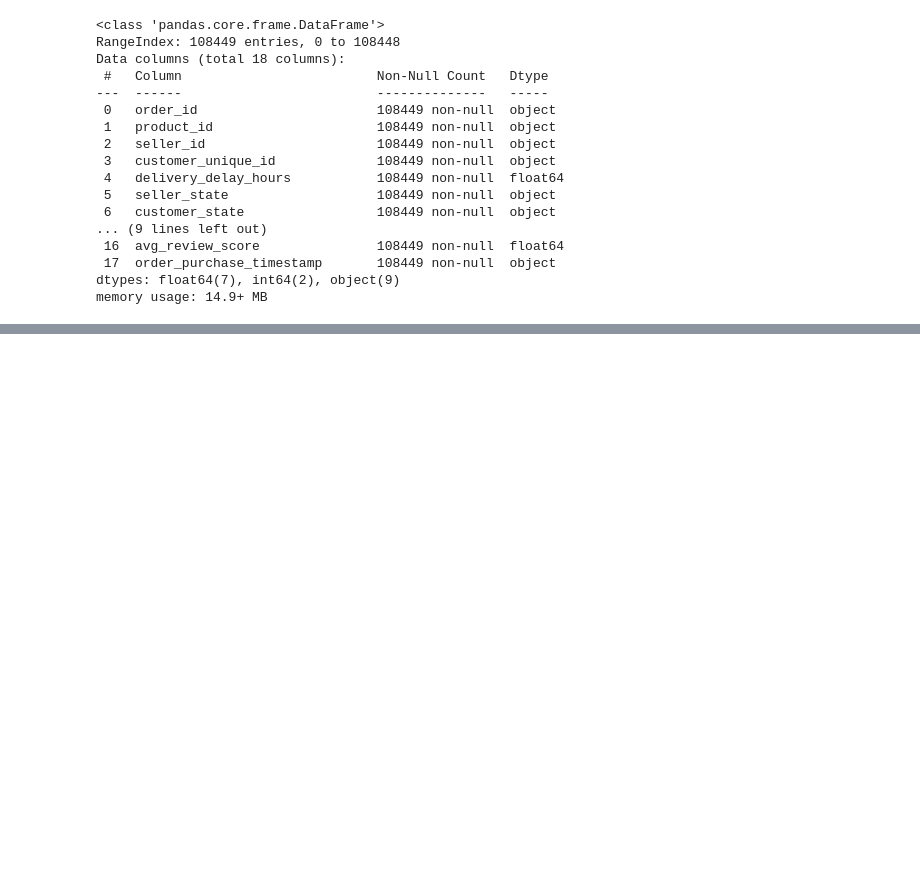
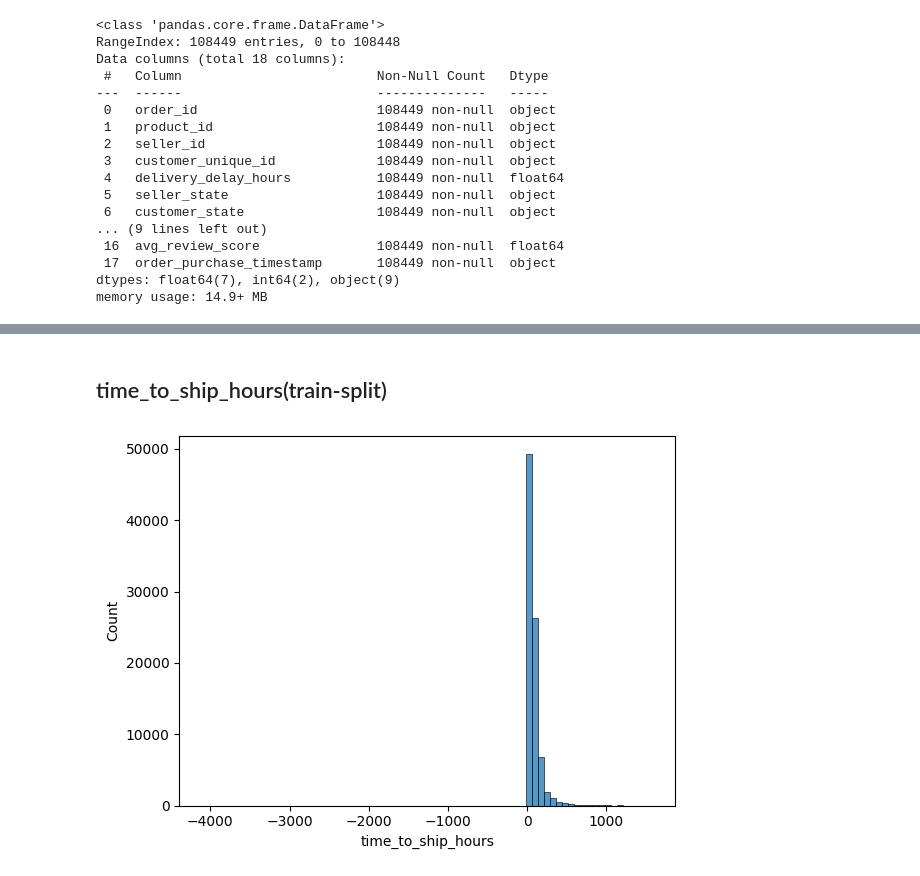
Before and after one commit to Dipanshu-Kubde/Dynamic-Price-Optimization-for-Ecommerce, a Jupyter notebook: ml/preprocessing.ipynb, the cells around one changed output, grey strips where cells are left out. Saved outputs shown, nothing was run; the diff lists cells and outputs as text; code cells hidden in the pictures; blank space fills up the shorter version.

```diff
--- a/ml/preprocessing.ipynb
+++ b/ml/preprocessing.ipynb
@@ -197,0 +374,4 @@ memory usage: 133.0 bytes
+# %%
+label_map = {'Bad': 0,'Mediocre': 1,'Super': 2}
+# %%
+X_train['seller_grade'] = X_train['seller_grade'].replace(label_map).astype(int)
@@ -197,0 +524,3 @@ memory usage: 133.0 bytes
+# %%
+# Apply mapping
+X_train['product_category_grouped'] = X_train['product_category_name_english'].map(group_mapping)
@@ -197,0 +545,2 @@ memory usage: 133.0 bytes
+# %%
+X_train.drop(['product_category_name_english'],axis = 1,inplace = True)
@@ -197,0 +579,7 @@ memory usage: 133.0 bytes
+# %% [markdown]
+## time_to_ship_hours(train-split)
+# %%
+sns.histplot(X_train['time_to_ship_hours'], bins=75)
+plt.show()
+# %% [output]
+[figure, added]
```
Also changed, not shown: parts of 132 cells of this notebook, 2 other files.
